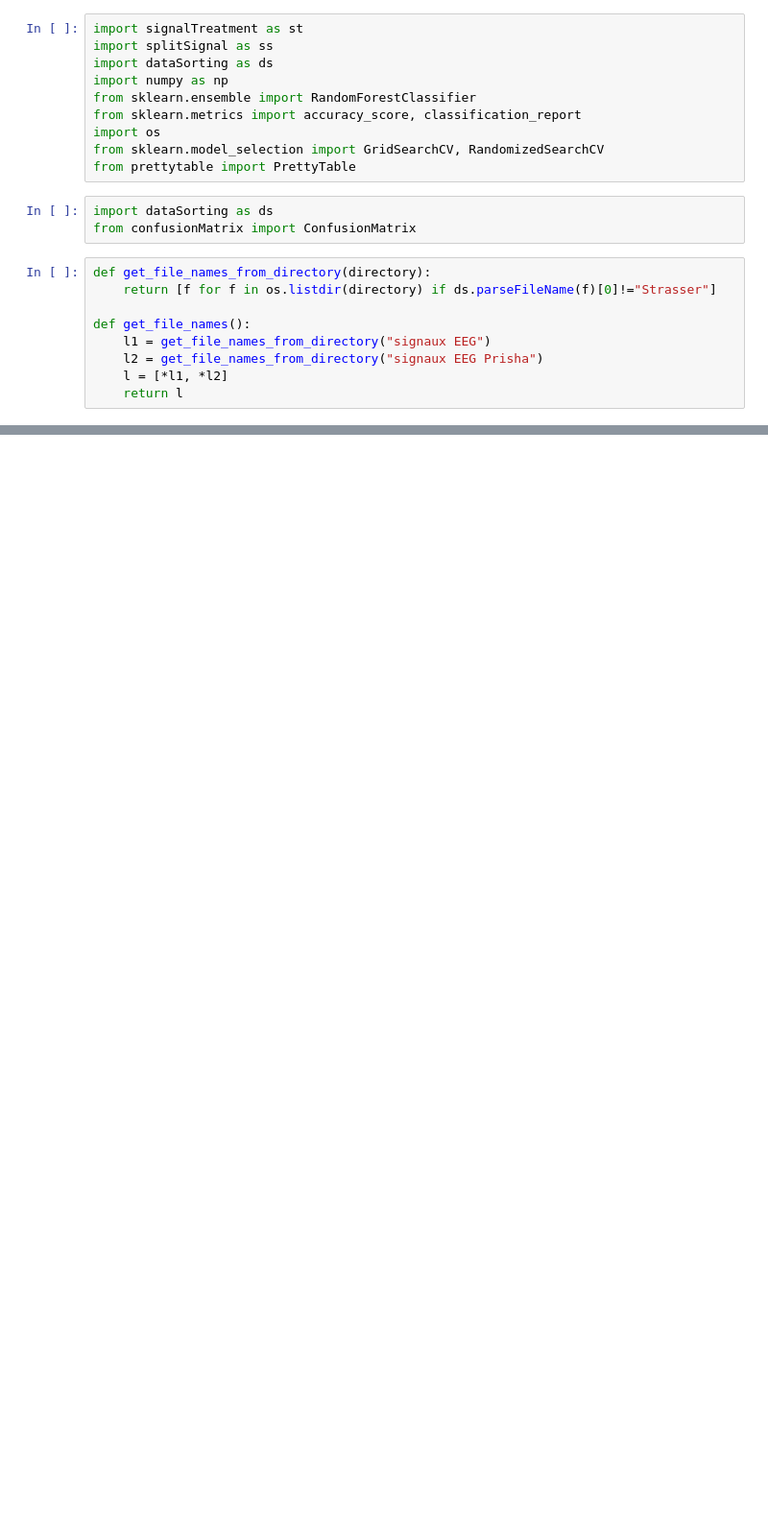
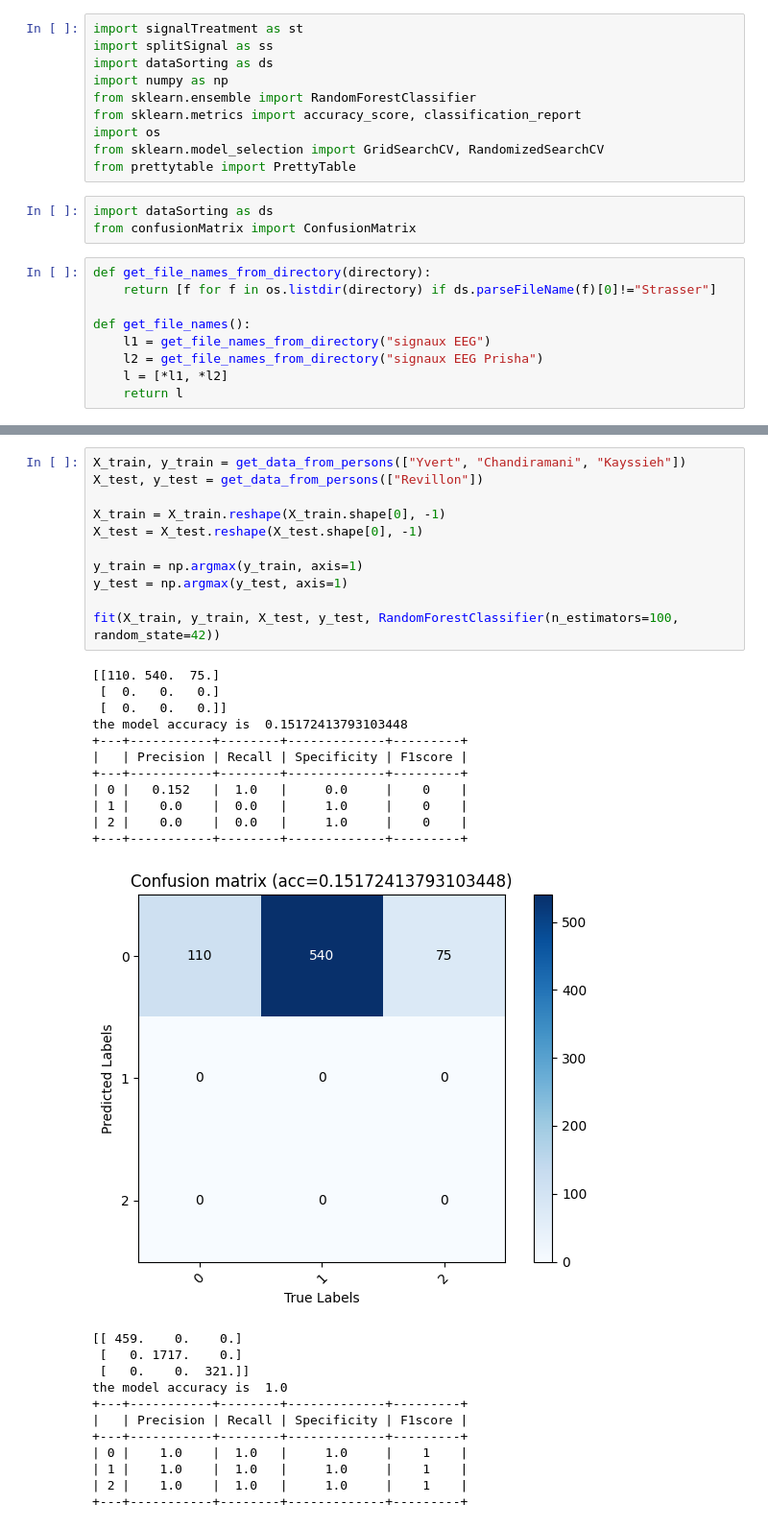
Before and after one commit to quentinRevillon/eeg-attention-classification, a Jupyter notebook: attentionAndMemory/ML_eeg.ipynb, the cells around one changed output, grey strips where cells are left out. Shown at 96% size. Cells and saved outputs as stored; diff of their text form; blank space fills up the shorter version.

```diff
--- a/attentionAndMemory/ML_eeg.ipynb
+++ b/attentionAndMemory/ML_eeg.ipynb
@@ -108,0 +166,35 @@ the model accuracy is  1.0
+# %%
+X_train, y_train = get_data_from_persons(["Yvert", "Chandiramani", "Kayssieh"])
+X_test, y_test = get_data_from_persons(["Revillon"])
+
+X_train = X_train.reshape(X_train.shape[0], -1)
+X_test = X_test.reshape(X_test.shape[0], -1)
+
+y_train = np.argmax(y_train, axis=1)
+y_test = np.argmax(y_test, axis=1)
+
+fit(X_train, y_train, X_test, y_test, RandomForestClassifier(n_estimators=100, random_state=42))
+# %% [output]
+[[110. 540.  75.]
+ [  0.   0.   0.]
+ [  0.   0.   0.]]
+the model accuracy is  0.15172413793103448
++---+-----------+--------+-------------+---------+
+|   | Precision | Recall | Specificity | F1score |
++---+-----------+--------+-------------+---------+
+| 0 |   0.152   |  1.0   |     0.0     |    0    |
+| 1 |    0.0    |  0.0   |     1.0     |    0    |
+| 2 |    0.0    |  0.0   |     1.0     |    0    |
++---+-----------+--------+-------------+---------+
+[figure, added]
+[[ 459.    0.    0.]
+ [   0. 1717.    0.]
+ [   0.    0.  321.]]
+the model accuracy is  1.0
++---+-----------+--------+-------------+---------+
+|   | Precision | Recall | Specificity | F1score |
++---+-----------+--------+-------------+---------+
+| 0 |    1.0    |  1.0   |     1.0     |    1    |
+| 1 |    1.0    |  1.0   |     1.0     |    1    |
+| 2 |    1.0    |  1.0   |     1.0     |    1    |
++---+-----------+--------+-------------+---------+
```
Also changed, not shown: parts of 9 cells of this notebook, 8 other files.
